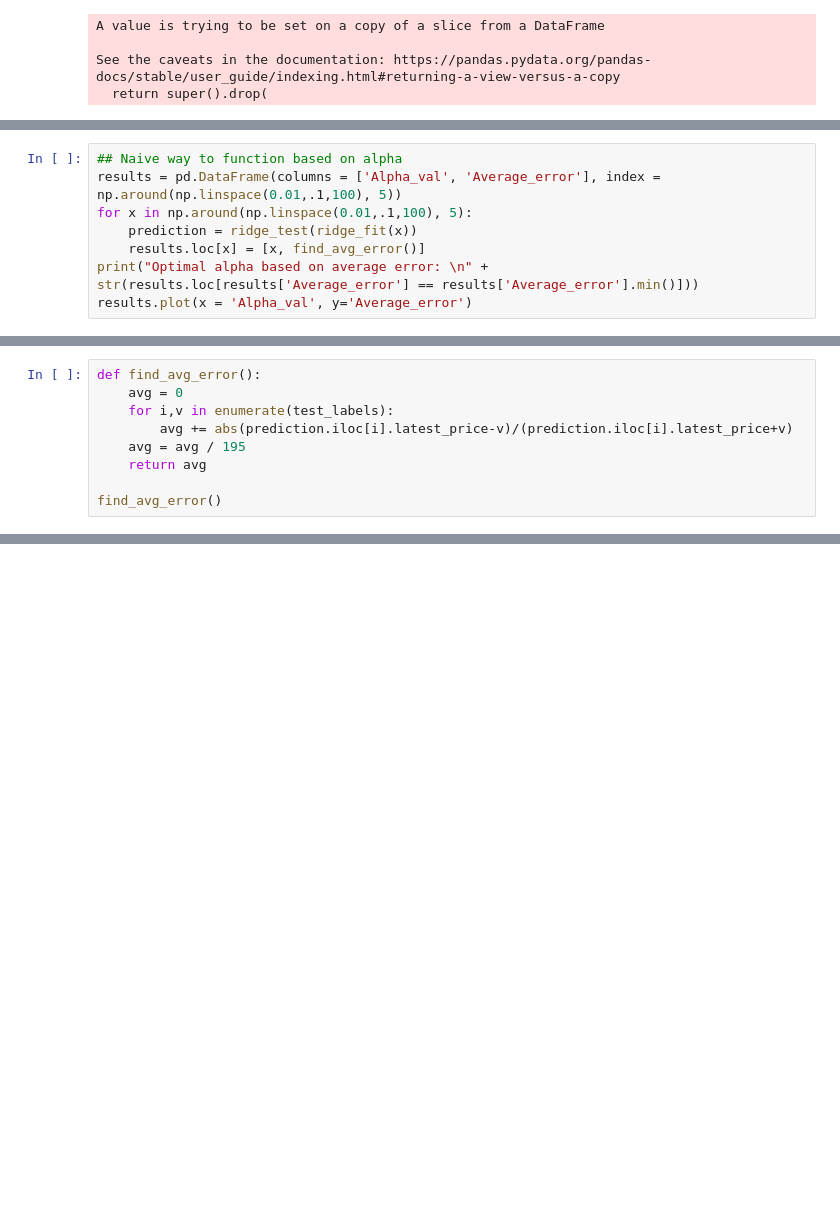
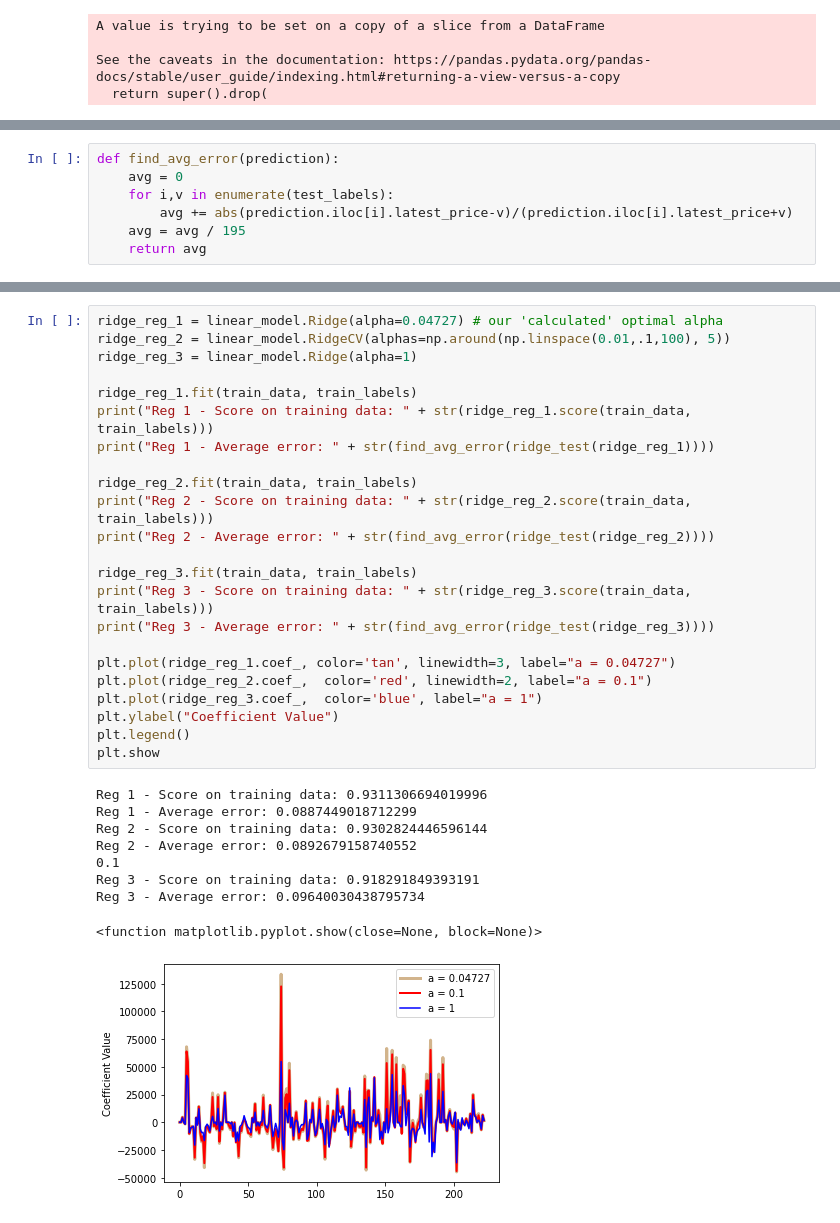
Before and after one commit to CalKat/COMP562-Final, a Jupyter notebook: RidgeRegressionModel.ipynb, the cells around one changed output, grey strips where cells are left out. Cells and saved outputs as stored; diff of their text form; blank space fills up the shorter version.

```diff
--- a/RidgeRegressionModel.ipynb
+++ b/RidgeRegressionModel.ipynb
@@ -193,8 +169,0 @@ print(ridge_reg_1.score(train_data, train_labels))
-# %%
-## Naive way to function based on alpha
-results = pd.DataFrame(columns = ['Alpha_val', 'Average_error'], index = np.around(np.linspace(0.01,.1,100), 5))
-for x in np.around(np.linspace(0.01,.1,100), 5):
-    prediction = ridge_test(ridge_fit(x))
-    results.loc[x] = [x, find_avg_error()]
-print("Optimal alpha based on average error: \n" + str(results.loc[results['Average_error'] == results['Average_error'].min()]))
-results.plot(x = 'Alpha_val', y='Average_error')
@@ -216,11 +179,9 @@ def ridge_test(ridge_reg):
     prediction['latest_price'] = RR_test
     return prediction
 # %%
-def find_avg_error():
+def find_avg_error(prediction):
     avg = 0
     for i,v in enumerate(test_labels):
         avg += abs(prediction.iloc[i].latest_price-v)/(prediction.iloc[i].latest_price+v)
     avg = avg / 195
     return avg
-
-find_avg_error()
@@ -228,0 +203,33 @@ find_avg_error()
+# %%
+ridge_reg_1 = linear_model.Ridge(alpha=0.04727) # our 'calculated' optimal alpha
+ridge_reg_2 = linear_model.RidgeCV(alphas=np.around(np.linspace(0.01,.1,100), 5))
+ridge_reg_3 = linear_model.Ridge(alpha=1)
+
+ridge_reg_1.fit(train_data, train_labels)
+print("Reg 1 - Score on training data: " + str(ridge_reg_1.score(train_data, train_labels)))
+print("Reg 1 - Average error: " + str(find_avg_error(ridge_test(ridge_reg_1))))
+
+ridge_reg_2.fit(train_data, train_labels)
+print("Reg 2 - Score on training data: " + str(ridge_reg_2.score(train_data, train_labels)))
+print("Reg 2 - Average error: " + str(find_avg_error(ridge_test(ridge_reg_2))))
+
+ridge_reg_3.fit(train_data, train_labels)
+print("Reg 3 - Score on training data: " + str(ridge_reg_3.score(train_data, train_labels)))
+print("Reg 3 - Average error: " + str(find_avg_error(ridge_test(ridge_reg_3))))
+
+plt.plot(ridge_reg_1.coef_, color='tan', linewidth=3, label="a = 0.04727")
+plt.plot(ridge_reg_2.coef_,  color='red', linewidth=2, label="a = 0.1")
+plt.plot(ridge_reg_3.coef_,  color='blue', label="a = 1")
+plt.ylabel("Coefficient Value")
+plt.legend()
+plt.show
+# %% [output]
+Reg 1 - Score on training data: 0.9311306694019996
+Reg 1 - Average error: 0.0887449018712299
+Reg 2 - Score on training data: 0.9302824446596144
+Reg 2 - Average error: 0.0892679158740552
+0.1
+Reg 3 - Score on training data: 0.918291849393191
+Reg 3 - Average error: 0.09640030438795734
+<function matplotlib.pyplot.show(close=None, block=None)>
+[figure, added]
```
Also changed, not shown: parts of 5 cells of this notebook.
